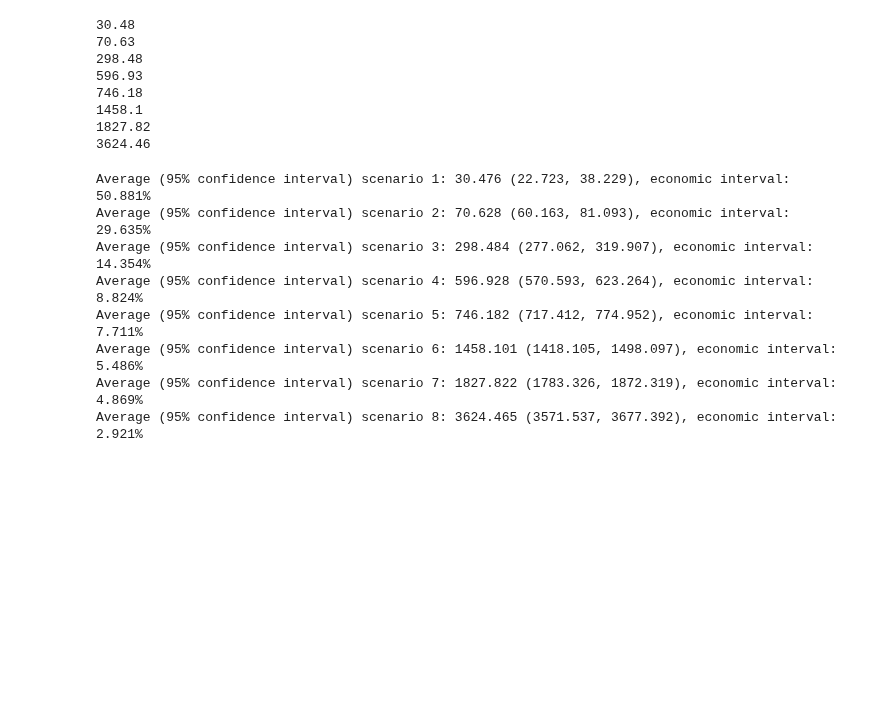
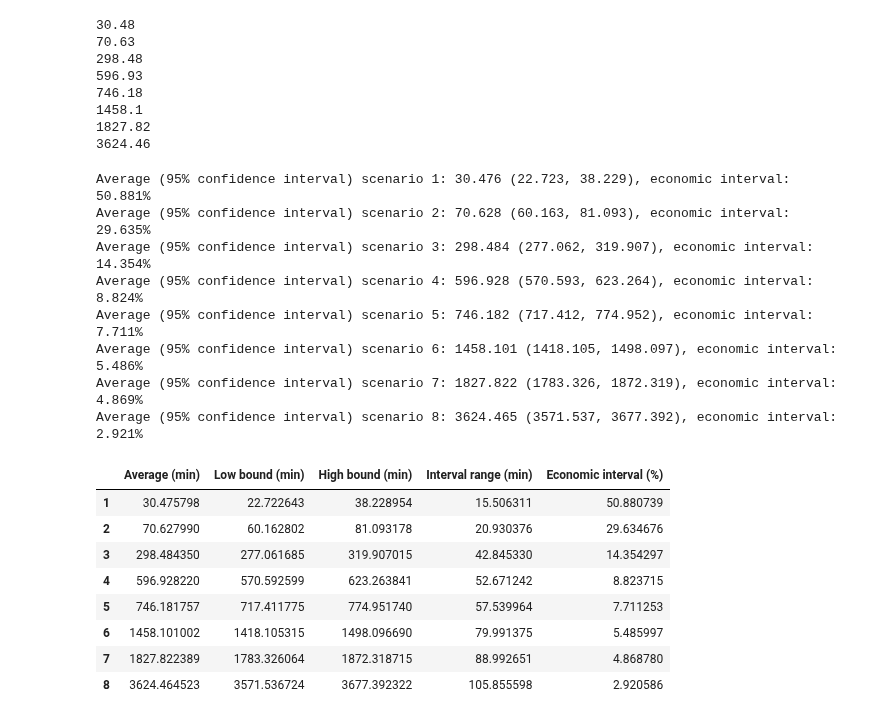
Before and after one commit to EwoutH/EPA1352-Adv-Simulation, a Jupyter notebook: EPA1352-G06-A2/notebooks/analysis_minimal.ipynb, the cells around one changed output. Cells and saved outputs as stored; diff of their text form; code cells hidden in the pictures; blank space fills up the shorter version.

Commit message:
results: Average delays and confidence interval in table
Using the minimal model, with all 9 scenarios, 250 trucks per iteration, 125 iterations per scenario

```diff
--- a/EPA1352-G06-A2/notebooks/analysis_minimal.ipynb
+++ b/EPA1352-G06-A2/notebooks/analysis_minimal.ipynb
@@ -121,22 +121,47 @@ for i in range(1, 9):
 # %%
 #calculating 95% confidence intervals of the economic losses
 import scipy.stats as st
 confidence = 0.95
 std0 = np.std(averages[0])
+
+average = {}
+low_bound = {}
+high_bound = {}
+interval_range = {}
+economic_interval = {}
+
 for i in range(1,9):
+    average[i] = mean(averages[i])
+    low_bound[i], high_bound[i] = st.norm.interval(alpha=confidence, loc=average[i], scale=st.sem(averages[i]))
+    interval_range[i] = high_bound[i] - low_bound[i]
 
-    low_bound, high_bound = st.norm.interval(alpha=confidence, loc=mean(averages[i]), scale=st.sem(averages[i]))
-    interval_range = high_bound - low_bound
+    economic_interval[i] = interval_range[i] / average[i] * 100
 
-    economic_interval = interval_range / np.mean(averages[i]) * 100
+    print(f'Average (95% confidence interval) scenario {i}: {average[i]:.3f} ({low_bound[i]:.3f}, {high_bound[i]:.3f}), economic interval: {economic_interval[i]:.3f}%')
 
-    print(f'Average (95% confidence interval) scenario {i}: {mean(averages[i]):.3f} ({low_bound:.3f}, {high_bound:.3f}), economic interval: {economic_interval:.3f}%')
+df = pd.DataFrame({
+    "Average (min)": average,
+    "Low bound (min)": low_bound,
+    "High bound (min)": high_bound,
+    "Interval range (min)": interval_range,
+    "Economic interval (%)": economic_interval})
+df.to_csv("../results/times_minimal.csv", index_label="Scenario")
+df
 # %% [output]
 Average (95% confidence interval) scenario 1: 30.476 (22.723, 38.229), economic interval: 50.881%
 Average (95% confidence interval) scenario 2: 70.628 (60.163, 81.093), economic interval: 29.635%
 Average (95% confidence interval) scenario 3: 298.484 (277.062, 319.907), economic interval: 14.354%
 Average (95% confidence interval) scenario 4: 596.928 (570.593, 623.264), economic interval: 8.824%
 Average (95% confidence interval) scenario 5: 746.182 (717.412, 774.952), economic interval: 7.711%
 Average (95% confidence interval) scenario 6: 1458.101 (1418.105, 1498.097), economic interval: 5.486%
 Average (95% confidence interval) scenario 7: 1827.822 (1783.326, 1872.319), economic interval: 4.869%
 Average (95% confidence interval) scenario 8: 3624.465 (3571.537, 3677.392), economic interval: 2.921%
+|  | Average (min) | Low bound (min) | High bound (min) | Interval range (min) | Economic interval (%) |
+| 1 | 30.475798 | 22.722643 | 38.228954 | 15.506311 | 50.880739 |
+| 2 | 70.627990 | 60.162802 | 81.093178 | 20.930376 | 29.634676 |
+| 3 | 298.484350 | 277.061685 | 319.907015 | 42.845330 | 14.354297 |
+| 4 | 596.928220 | 570.592599 | 623.263841 | 52.671242 | 8.823715 |
+| 5 | 746.181757 | 717.411775 | 774.951740 | 57.539964 | 7.711253 |
+| 6 | 1458.101002 | 1418.105315 | 1498.096690 | 79.991375 | 5.485997 |
+| 7 | 1827.822389 | 1783.326064 | 1872.318715 | 88.992651 | 4.868780 |
+| 8 | 3624.464523 | 3571.536724 | 3677.392322 | 105.855598 | 2.920586 |
```
Also changed, not shown: 1 other file.
